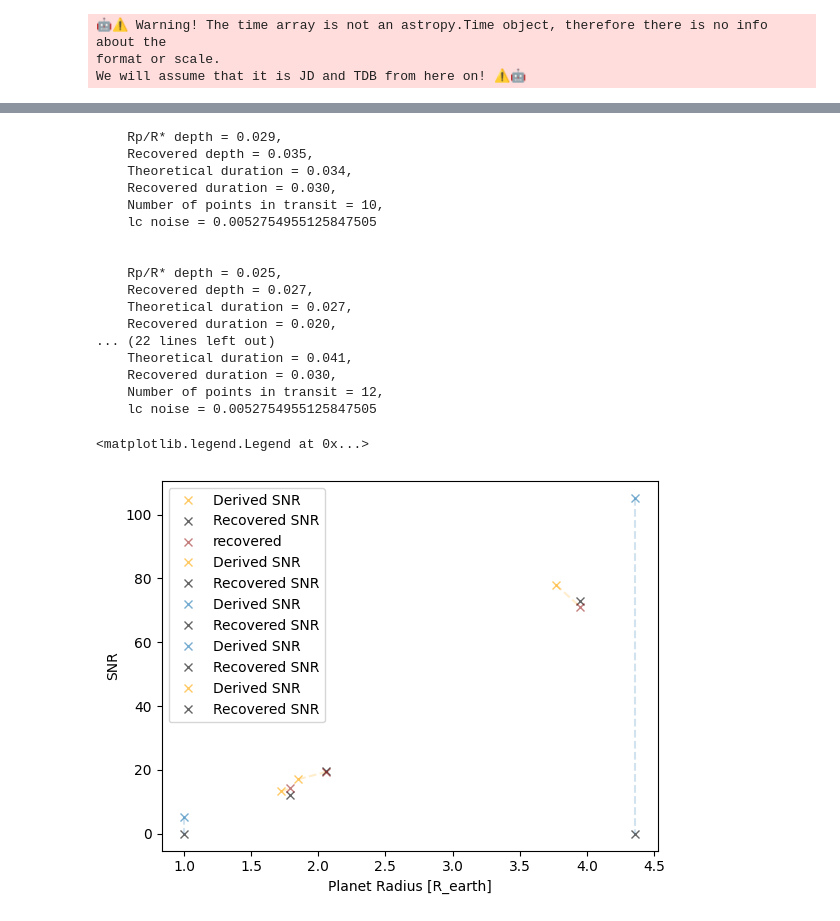
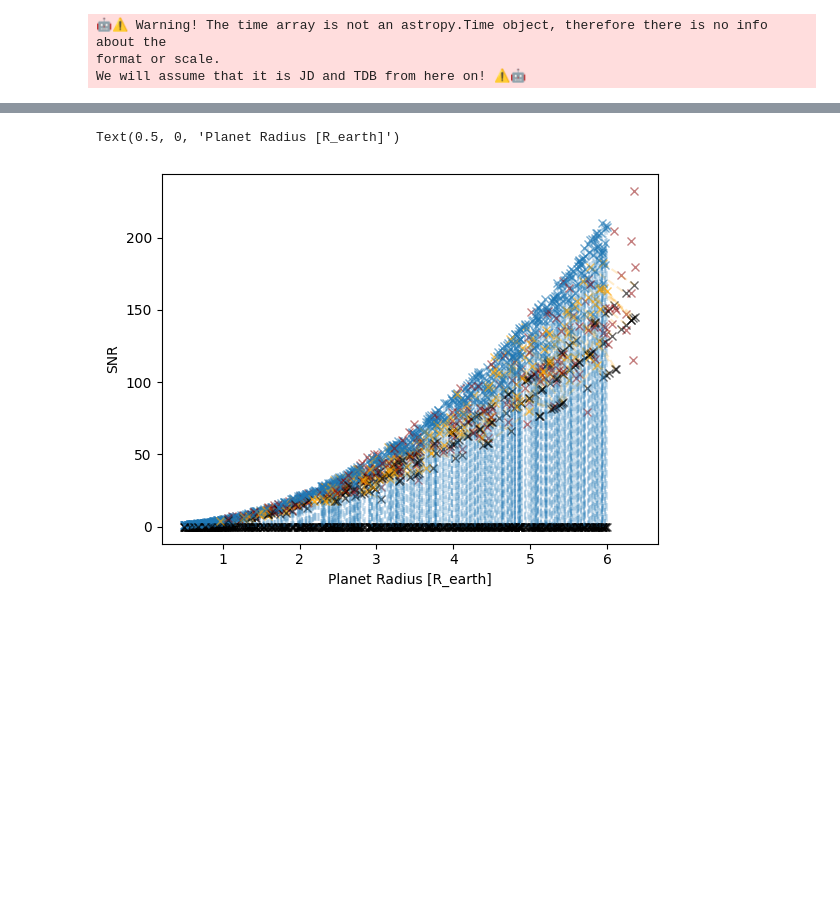
Before and after one commit to catrionamurray/occultence, a Jupyter notebook: occultence/notebooks/Run_LC_condensed.ipynb, the cells around one changed output, grey strips where cells are left out. Drawn from its saved outputs; the diff is of its cells as text; code cells hidden in the pictures; blank space fills up the shorter version.

```diff
--- a/occultence/notebooks/Run_LC_condensed.ipynb
+++ b/occultence/notebooks/Run_LC_condensed.ipynb
@@ -135,9 +162,9 @@ x = full_injection_recovery(targ,
                                 # planets=planets,
                              nfake=5,
                              minimum_planet_radius=0.5 * u.R_earth,
-                             maximum_planet_radius=5 * u.R_earth,
-                             minimum_period=1 * u.d,
-                             maximum_period=10 * u.d,
+                             maximum_planet_radius=6 * u.R_earth,
+                             minimum_period=0.5 * u.d,
+                             maximum_period=20 * u.d,
                              ld=[0.65,0.28],  # use trappist-1 (Gillon+16)
                              clean_kw = {'dust_removal': False, 'bad_weather_removal': False,'cosmics_removal': True,
                                          'threshold_removal':False, 'cosmic_boxsize':0.01, 'cosmic_nsigma':5, 'verbose':False},
@@ -153,15 +180,15 @@ x = full_injection_recovery(targ,
                                            'sqexp_metric_bound':[np.log((0.5*u.hr).to_value('d')),
                                                                  np.log((np.max(targ.time)-np.min(targ.time)).value)]},
                             bls_kw = {"minimum_period":0.5, "maximum_period":30, 'minimum_n_transit':2, 'obj':'snr',
-                                      'return_all_transits':False, 'transit_durations':[0.01,0.02,0.03,0.04], 'plot':True,
-                                      'verbose': False, 'nperiods':100000, 'oversample':10,},
+                                      'minpower':3,'return_all_transits':False, 'transit_durations':[0.01,0.02,0.03,0.04],
+                                      'plot':False, 'verbose': False, 'nperiods':100000, 'oversample':10,},
                             bls_bin=bls_bin,
-                            recovery_kw = {'condition_on_epoch':1 * u.hour,
-                                           'min_n_transits': 1,
-                                           'meet_condition': 'any',
+                            recovery_kw = {'condition_on_epoch':0.5 * u.hour,
+                                           'min_n_transits': 2,
+                                           # 'meet_condition': 'any',
                                           'verbose':False},
-                            verbose=False, plot=True, time_this_process=True,
-                           plot_dir='../../Results/', save_plots=True, save_lcs=False,
+                            verbose=False, plot=False, time_this_process=True,
+                           plot_dir='../../Results/', save_plots=False, save_lcs=False,
                            # plot_kw={'ylims':[0.98,1.02]},
                            svname=f"../../Results/{name}_injected_planets.csv",
                            min_save=True)
@@ -216,5 +220,5 @@ targ.name
 # except:
 #     print(False)
 #     pass
-planets_df = pd.read_csv(f"../../Results/{targ.name}_injected_planets.csv")
-planets_df
+# planets_df = pd.read_csv(f"../../Results/{targ.name}_injected_planets.csv")
+# planets_df
@@ -277,62 +273,45 @@ for i,(r_p, rr_depth, dur, rec_depth, rec_dur, rec, obs, r_p_rec, snr, n) in enu
         labeli, labelr, labelnr, labelo = None, None, None,None
 
     if rec == 1.0:
         color = "orange"
     else:
         color = "C0"
 
     if r_p_rec == 0.0:
         r_p_rec = r_p
         # snr = 0 #rr_depth * dur/lc_noise
 
     n_rec = rec_dur/(bls_bin.to_value('day'))
 
     derived_snr = rr_depth * np.sqrt(n)/lc_noise #np.sqrt(n)/lc_noise
     rec_snr = rec_depth * np.sqrt(n_rec) / lc_noise
     # derived_snr_theory = rr_depth * rec_dur / lc_noise
     plt.plot([r_p], [derived_snr], 'x', color=color, alpha=0.6,label="Derived SNR")
     plt.plot([r_p_rec], [rec_snr], 'x', color='k', alpha=0.6,label="Recovered SNR")
     # plt.plot([r_p], [derived_snr2], 'x', color=color, alpha=0.6,label=labeli)
-    plt.plot([r_p,r_p_rec], [derived_snr, snr], '--', color=color, alpha=0.2)
+    plt.plot([r_p,r_p_rec], [derived_snr, rec_snr], '--', color=color, alpha=0.2)
 
-    print(f"""
-    Rp/R* depth = {rr_depth:.3f},
-    Recovered depth = {rec_depth:.3f},
-    Theoretical duration = {dur:.3f},
-    Recovered duration = {rec_dur:.3f},
-    Number of points in transit = {n:.0f},
-    lc noise = {lc_noise}
-    """)
+    # print(f"""
+    # Rp/R* depth = {rr_depth:.3f},
+    # Recovered depth = {rec_depth:.3f},
+    # Theoretical duration = {dur:.3f},
+    # Recovered duration = {rec_dur:.3f},
+    # Number of points in transit = {n:.0f},
+    # lc noise = {lc_noise}
+    # """)
 
     # if obs == 1.0:
     #     plt.plot([r_p], [derived_snr], 'o', color=color, alpha=0.6, label=labelo)
 
     if rec == 1.0:
         plt.plot([r_p_rec], [snr], 'x', color='darkred', alpha=0.5, label=labelr)
 
 plt.ylabel("SNR")
 plt.xlabel("Planet Radius [R_earth]")
-plt.legend()
+# plt.legend()
 # %% [output]
-    Rp/R* depth = 0.029,
-    Recovered depth = 0.035,
-    Theoretical duration = 0.034,
-    Recovered duration = 0.030,
-    Number of points in transit = 10,
-    lc noise = 0.0052754955125847505
-
-
-    Rp/R* depth = 0.025,
-    Recovered depth = 0.027,
-    Theoretical duration = 0.027,
-    Recovered duration = 0.020,
-... (22 lines left out)
-    Theoretical duration = 0.041,
-    Recovered duration = 0.030,
-    Number of points in transit = 12,
-    lc noise = 0.0052754955125847505
+Text(0.5, 0, 'Planet Radius [R_earth]')
-<matplotlib.legend.Legend at 0x...>
-[figure, old version]
+[figure, new version]
 # %%
 plt.hist(planets_df['r_p'], label='all')
 plt.hist(planets_df['r_p'][planets_df['observed'] == 1.0], label='observed')
```
Also changed, not shown: parts of 17 cells of this notebook, 10 other files.
